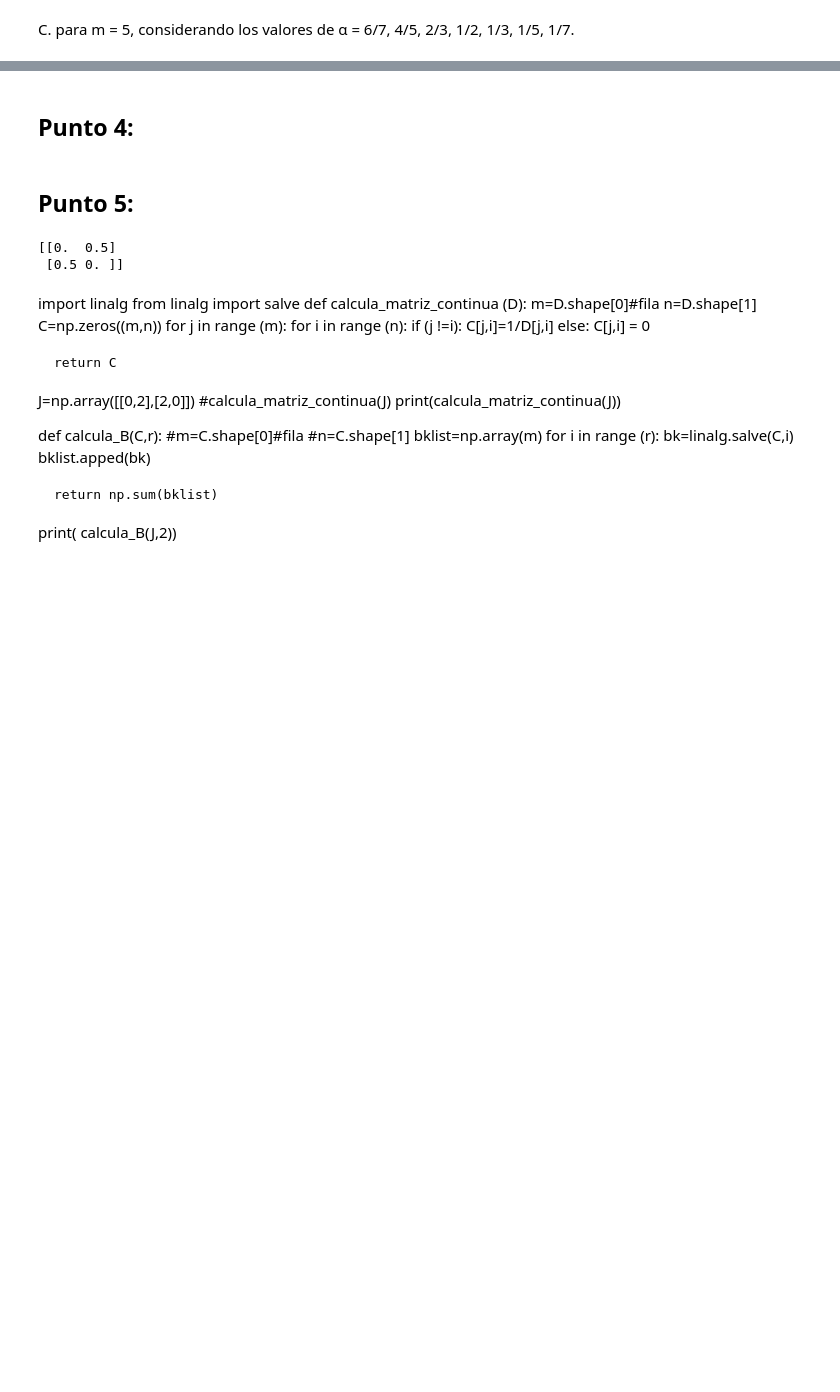
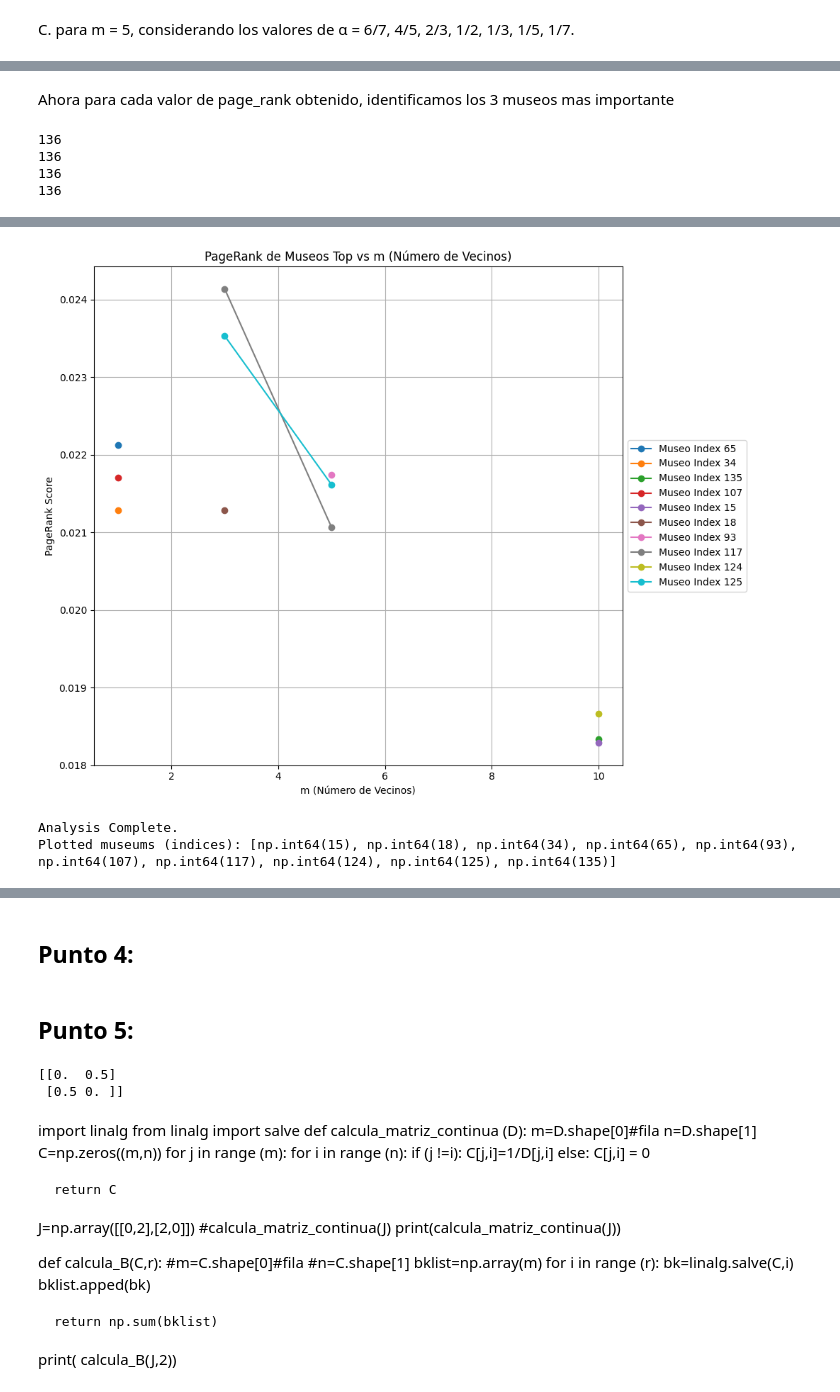
Before and after one commit to CayllahuaPedro/TP-ALC, a Jupyter notebook: TP1_template.ipynb, the cells around one changed output, grey strips where cells are left out. Drawn from its saved outputs; the diff is of its cells as text; code cells hidden in the pictures; blank space fills up the shorter version.

```diff
--- a/TP1_template.ipynb
+++ b/TP1_template.ipynb
@@ -275,7 +178,8 @@ for M in M_cases:
     L = np.tril(LU,-1) + np.eye(M.shape[0])
     U = np.triu(LU)
     b = np.ones(M.shape[0])
-    ranking_scores = resolver_LU(L, U, b)
-    graph_rank_map(ranking_scores, barrios, museos)
+    page_rank = resolver_LU(L, U, b)
+    print(page_rank)
+    page_rank_list= np.append(page_rank_list, page_rank)
 # %% [output]
 136
@@ -304,7 +217,8 @@ for M in M_cases:
     L = np.tril(LU,-1) + np.eye(M.shape[0])
     U = np.triu(LU)
     b = np.ones(M.shape[0])
-    ranking_scores = resolver_LU(L, U, b)
-    graph_rank_map(ranking_scores, barrios, museos)
+    page_rank = resolver_LU(L, U, b)
+    print(page_rank)
+    page_rank_list= np.append(page_rank_list, page_rank)
 # %% [output]
 136
@@ -323,0 +241,2 @@ for M in M_cases:
+# %% [markdown]
+Ahora para cada valor de page_rank obtenido, identificamos los 3 museos mas importante
@@ -323,0 +328,19 @@ for M in M_cases:
+# %%
+m_values = [1,3,5,10] # Your list of m values used
+alpha_fixed = 0.2 # The alpha value you kept constant
+
+all_pageranks_for_alpha = []
+for m in m_values:
+    # Assuming D is your distance matrix
+    A = tf.construye_adyacencia(D, m)
+    # Assuming you have a function like this (or use networkx.pagerank)
+    pr = tf.calcula_pagerank(A, alpha_fixed)
+    all_pageranks_for_alpha.append(pr)
+# %% [output]
+136
+136
+136
+136
+# %%
+analyze_rank_stability(all_pageranks_for_alpha, m_values, museos, parameter_name='m (Número de Vecinos)')
+# %% [output]
@@ -323,0 +366,3 @@ for M in M_cases:
+[figure, added]
+Analysis Complete.
+Plotted museums (indices): [np.int64(15), np.int64(18), np.int64(34), np.int64(65), np.int64(93), np.int64(107), np.int64(117), np.int64(124), np.int64(125), np.int64(135)]
```
Also changed, not shown: parts of 26 cells of this notebook, 3 other files.
